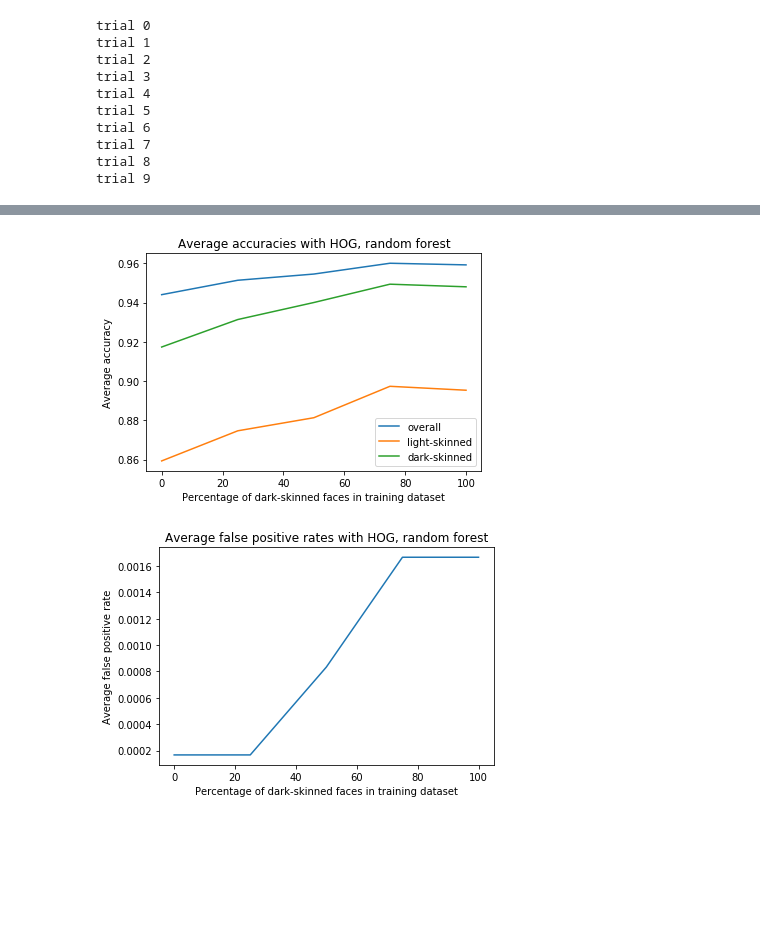
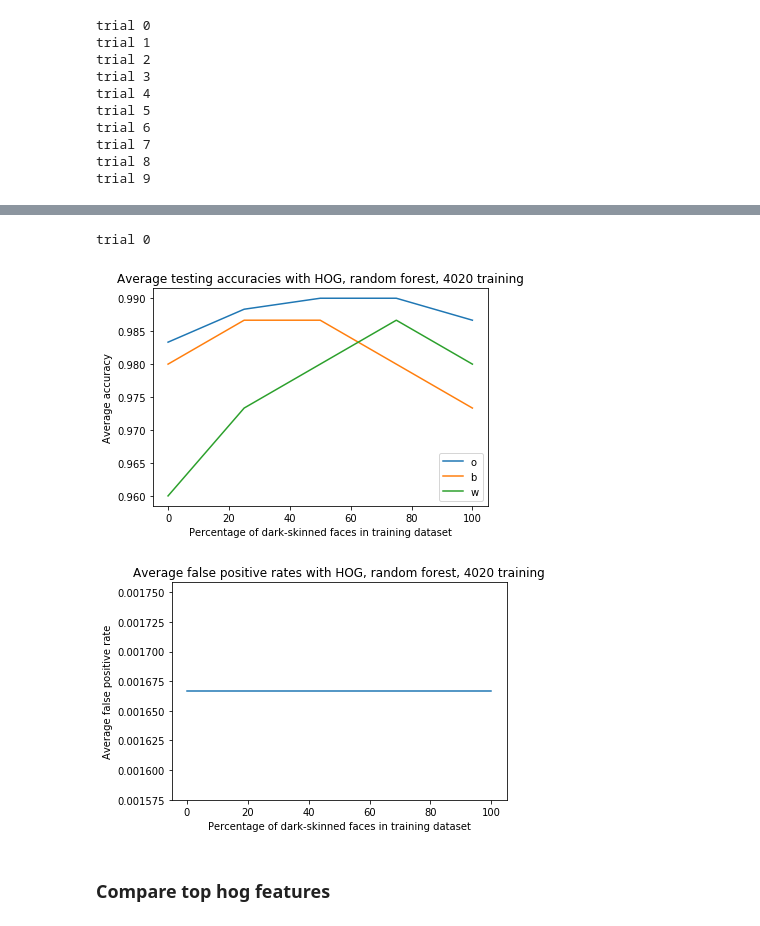
Before and after one commit to mjiang9/cos429project, a Jupyter notebook: hog/run_classifier.ipynb, the cells around one changed output, grey strips where cells are left out. Saved outputs shown, nothing was run; the diff lists cells and outputs as text; code cells hidden in the pictures; blank space fills up the shorter version.

```diff
--- a/hog/run_classifier.ipynb
+++ b/hog/run_classifier.ipynb
@@ -172,23 +241,30 @@ trial 9
+# %%
+# train with 4020 examples
+avg_overall_rf, avg_white_rf, avg_black_rf, avg_falsepos_rf = run_classifier(1, 4020, test_face_classifier_rf)
+# %% [output]
+trial 0
 # %%
-# graph
+# plot accuracies
 x = [0, 25, 50, 75, 100]
-plt.plot(x, avg_overall_rf, label='overall')
-plt.plot(x, avg_white_rf, label='light-skinned')
-plt.plot(x, avg_black_rf, label='dark-skinned')
+plt.plot(x, avg_overall_rf, label='o')
+plt.plot(x, avg_black_rf, label='b')
+plt.plot(x, avg_white_rf, label='w')
 plt.legend(loc="lower right")
-plt.title("Average accuracies with HOG, random forest")
+plt.title("Average testing accuracies with HOG, random forest, 4020 training")
 plt.xlabel("Percentage of dark-skinned faces in training dataset")
 plt.ylabel("Average accuracy")
 plt.show()
 # %% [output]
-[figure, old version]
+[figure, new version]
 # %%
 # plot false positive rates
 x = [0, 25, 50, 75, 100]
 plt.plot(x, avg_falsepos_rf)
-plt.title("Average false positive rates with HOG, random forest")
+plt.title("Average false positive rates with HOG, random forest, 4020 training")
 plt.xlabel("Percentage of dark-skinned faces in training dataset")
 plt.ylabel("Average false positive rate")
 plt.show()
 # %% [output]
-[figure, old version]
+[figure, new version]
+# %% [markdown]
+### Compare top hog features
```
Also changed, not shown: parts of 23 cells of this notebook, 18 other files.
